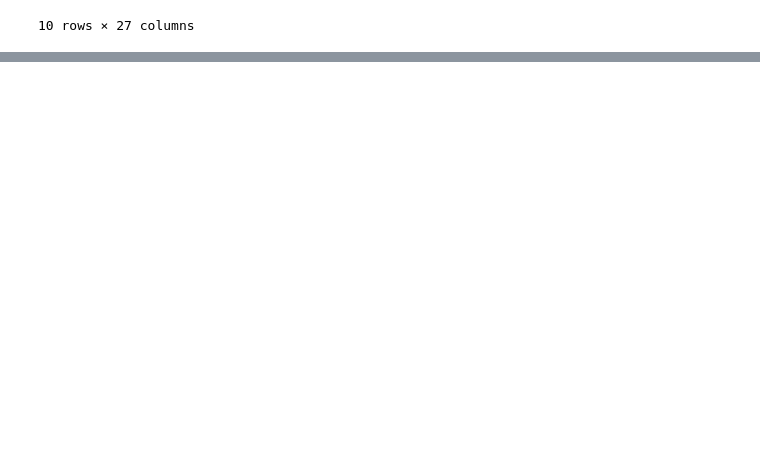
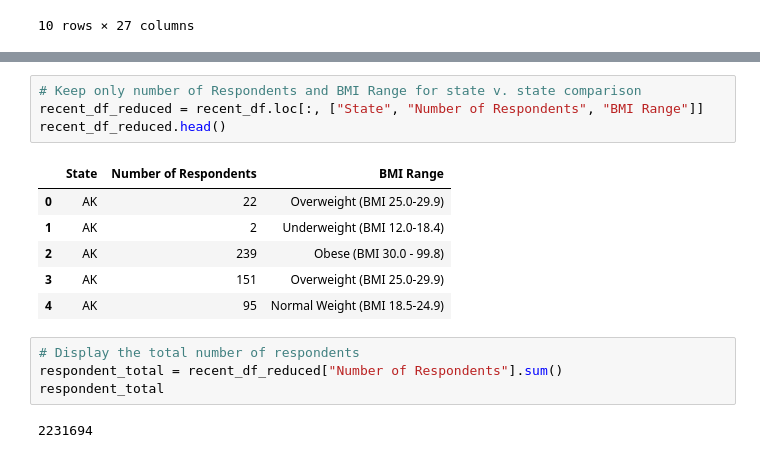
Before and after one commit to rnwokoye/analysing_obesisty_trends, a Jupyter notebook: Obesity_Data.ipynb, the cells around one changed output, grey strips where cells are left out. Saved outputs shown, nothing was run; the diff lists cells and outputs as text; blank space fills up the shorter version.

```diff
--- a/Obesity_Data.ipynb
+++ b/Obesity_Data.ipynb
@@ -119,0 +161,17 @@ reduced_obesity_df.drop(columns=['GeoLocation'])
+# %%
+# Keep only number of Respondents and BMI Range for state v. state comparison
+recent_df_reduced = recent_df.loc[:, ["State", "Number of Respondents", "BMI Range"]]
+recent_df_reduced.head()
+# %% [output]
+|  | State | Number of Respondents | BMI Range |
+| 0 | AK | 22 | Overweight (BMI 25.0-29.9) |
+| 1 | AK | 2 | Underweight (BMI 12.0-18.4) |
+| 2 | AK | 239 | Obese (BMI 30.0 - 99.8) |
+| 3 | AK | 151 | Overweight (BMI 25.0-29.9) |
+| 4 | AK | 95 | Normal Weight (BMI 18.5-24.9) |
+# %%
+# Display the total number of respondents
+respondent_total = recent_df_reduced["Number of Respondents"].sum()
+respondent_total
+# %% [output]
+2231694
```
Also changed, not shown: parts of 11 cells of this notebook, 1 other file.
